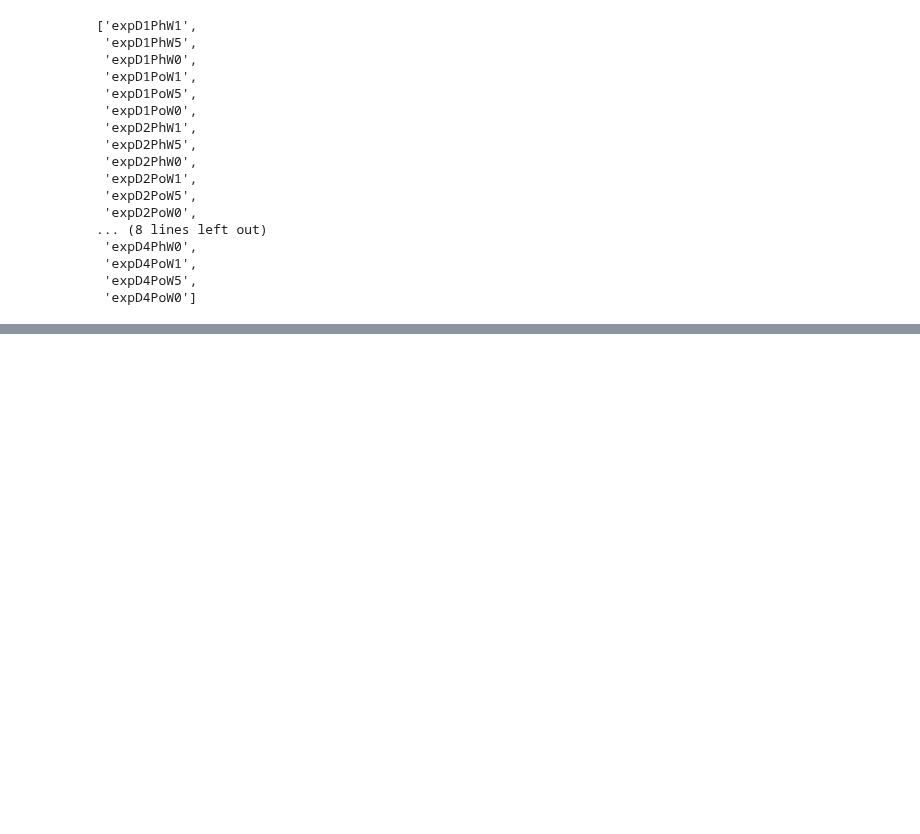
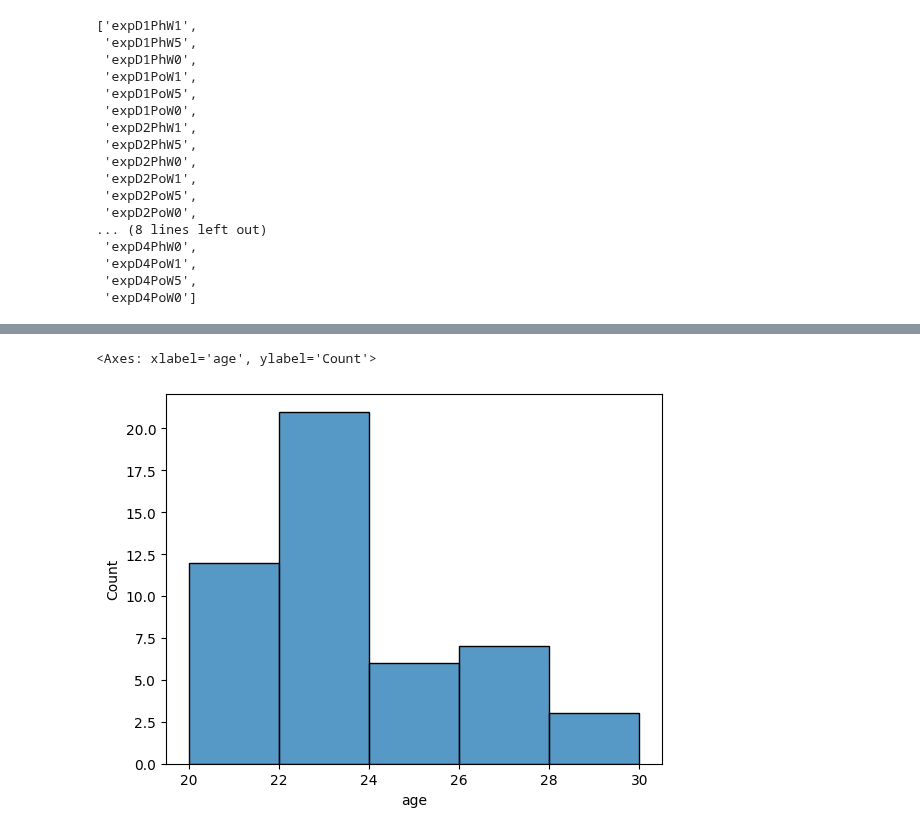
Before and after one commit to npiccolotto/undrground-tubes, a Jupyter notebook: eval/analysis.ipynb, the cells around one changed output, grey strips where cells are left out. Cells and saved outputs as stored; diff of their text form; code cells hidden in the pictures; blank space fills up the shorter version.

```diff
--- a/eval/analysis.ipynb
+++ b/eval/analysis.ipynb
@@ -184,3 +218,8 @@ exp_long["metric"] = exp_long.apply(lambda row: row["stimulus_response"][-1], ax
 exp_long['value'] = exp_long['value'].astype(float).round(8)
 exp_long = exp_long.drop(columns="stimulus_response")
 exp_long.to_csv("./survey_long.csv", index=False, quoting=csv.QUOTE_NONNUMERIC)
+# %%
+sns.histplot(df['age'], binwidth=2)
+# %% [output]
+<Axes: xlabel='age', ylabel='Count'>
+[figure, added]
```
Also changed, not shown: parts of 6 cells of this notebook, 3 other files.
